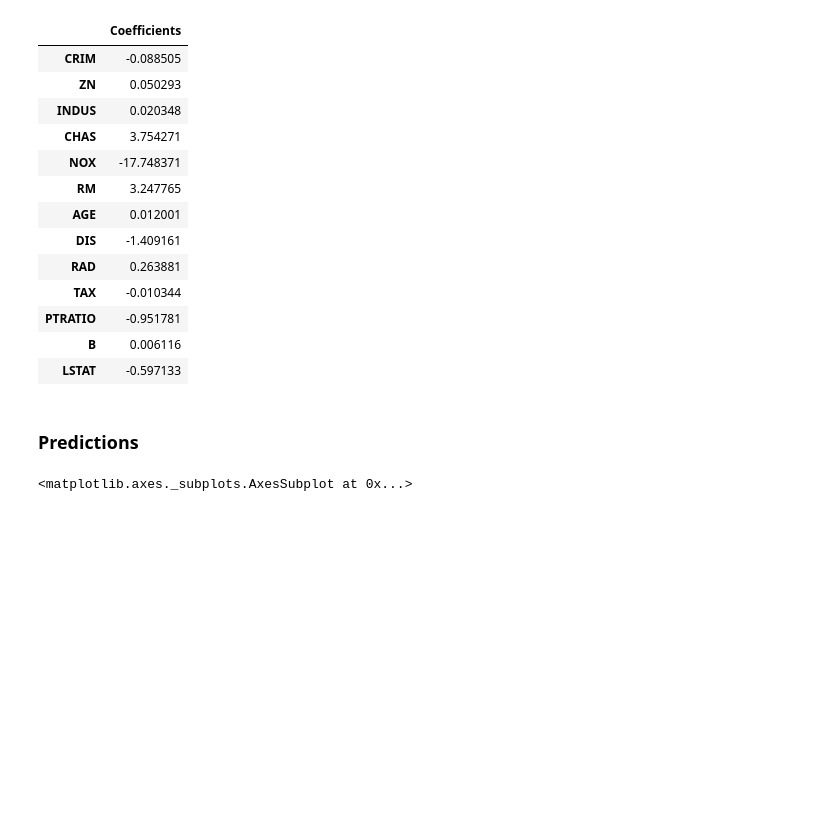
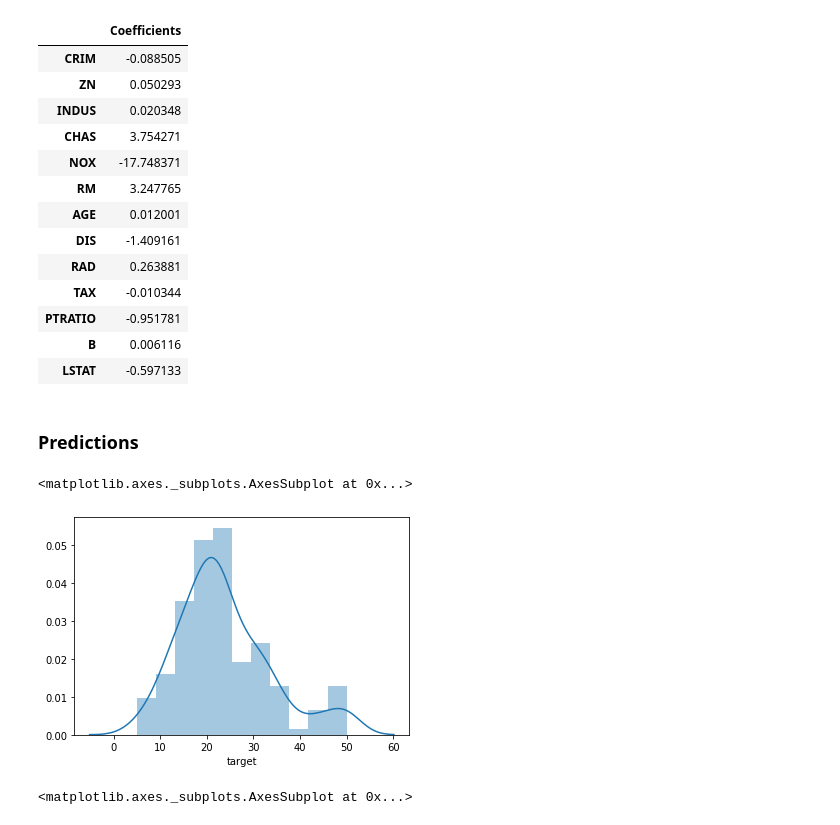
Before and after one commit to Sri-HariHaran-R/Machine-Learning, a Jupyter notebook: Linear Regression/Boston.ipynb, the cells around one changed output. Cells and saved outputs as stored; diff of their text form; code cells hidden in the pictures; blank space fills up the shorter version.

```diff
--- a/Linear Regression/Boston.ipynb
+++ b/Linear Regression/Boston.ipynb
@@ -189,6 +189,11 @@ pd.DataFrame(lm.coef_,X.columns,columns=['Coefficients'])
 ### Predictions
 # %%
 y_pred=lm.predict(X_test)
+# %%
+sns.distplot(y_test)
+# %% [output]
+<matplotlib.axes._subplots.AxesSubplot at 0x...>
+[figure, added]
 # %%
 sns.distplot(y_pred)
 # %% [output]
```
